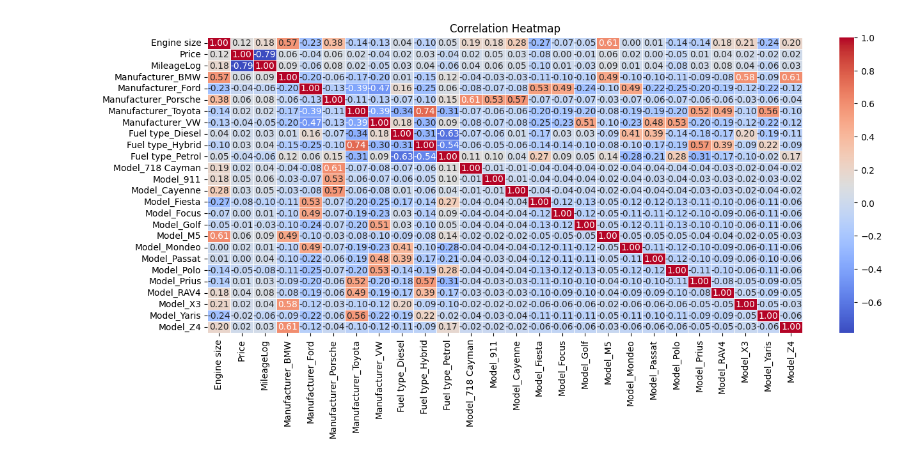
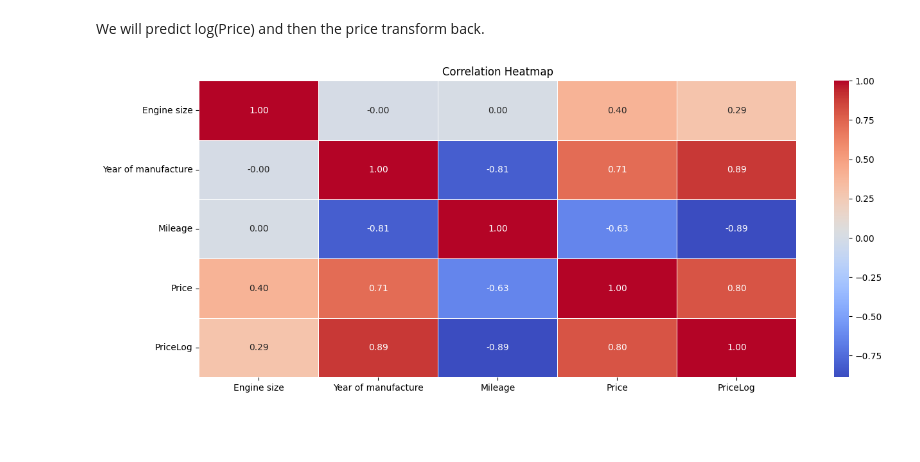
Before and after one commit to kyon4ik/car_price_prediction, a Jupyter notebook: model.ipynb, the cells around one changed output. Saved outputs shown, nothing was run; the diff lists cells and outputs as text; code cells hidden in the pictures; blank space fills up the shorter version.

```diff
--- a/model.ipynb
+++ b/model.ipynb
@@ -66,0 +90,3 @@ params
+# %%
+df['PriceLog'] = np.log(df['Price'])
+sns.relplot(data=df, x='Mileage', y='PriceLog', col='Fuel type')
@@ -67,7 +118,9 @@ params
+# %% [markdown]
+We will predict log(Price) and then the price transform back.
 # %%
 plt.figure(figsize=(15,6))
-sns.heatmap(params.corr(numeric_only=True), annot=True, cmap="coolwarm", fmt=".2f", linewidths=.5)
+sns.heatmap(df.corr(numeric_only=True), annot=True, cmap="coolwarm", fmt=".2f", linewidths=.5)
 plt.title("Correlation Heatmap")
 plt.show()
 # %% [output]
-[figure, old version]
+[figure, new version]
```
Also changed, not shown: parts of 40 cells of this notebook, 2 other files.
